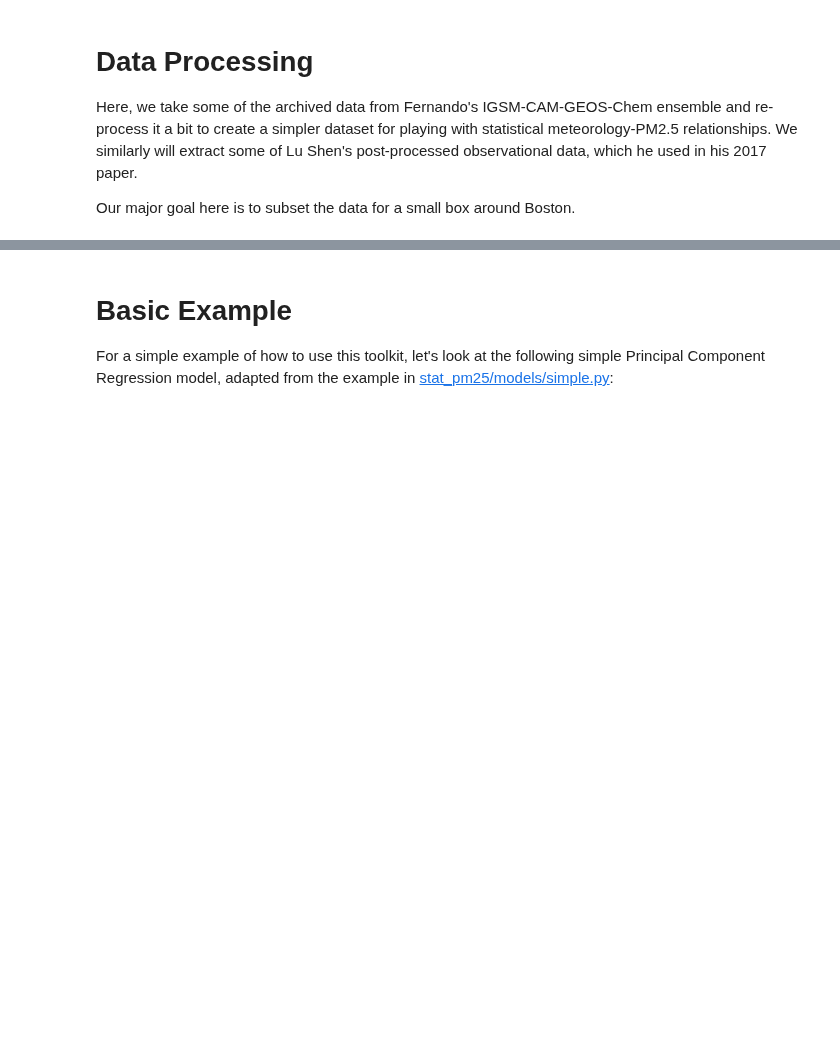
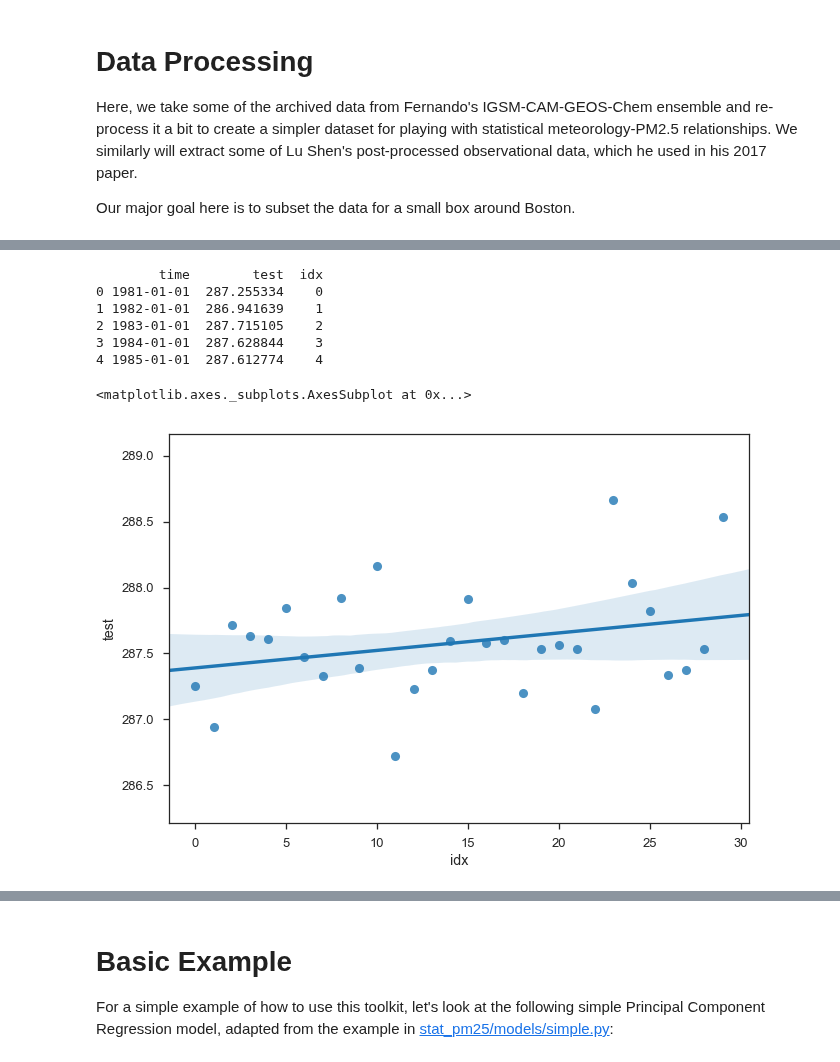
Before and after one commit to darothen/stat_pm25, a Jupyter notebook: notebooks/simple_example.ipynb, the cells around one changed output, grey strips where cells are left out. Cells and saved outputs as stored; diff of their text form; code cells hidden in the pictures; blank space fills up the shorter version.

```diff
--- a/notebooks/simple_example.ipynb
+++ b/notebooks/simple_example.ipynb
@@ -55,0 +18,10 @@ Attributes:
+# %%
+fgm_ensemble = (
+    xr.open_dataset("../data/fgm.all_cases.usa_subset.nc")
+      .sel(pol='REF', ic=1, dec='1980-2010')
+      .drop(['pol', 'ic', 'cs', 'dec', 'lev'])
+      .load()
+)
+fgm_ensemble.info()
+
+# ... remove the trend from -- all -- the data
@@ -55,0 +46,21 @@ Attributes:
+# %%
+t = fgm_ensemble['TEMP']
+# ds = t.isel(lat=7, lon=7)
+ds = t.mean(['lat', 'lon'])
+ds_yearly = ds.resample(time='AS').mean()
+df = ds_yearly.to_dataframe('test').reset_index()
+df['idx'] = range(len(df))
+print(df.head())
+
+import seaborn as sns
+
+sns.regplot('idx', 'test', df)
+# %% [output]
+        time        test  idx
+0 1981-01-01  287.255334    0
+1 1982-01-01  286.941639    1
+2 1983-01-01  287.715105    2
+3 1984-01-01  287.628844    3
+4 1985-01-01  287.612774    4
+<matplotlib.axes._subplots.AxesSubplot at 0x...>
+[figure, added]
```
Also changed, not shown: parts of 14 cells of this notebook, 1 other file.
